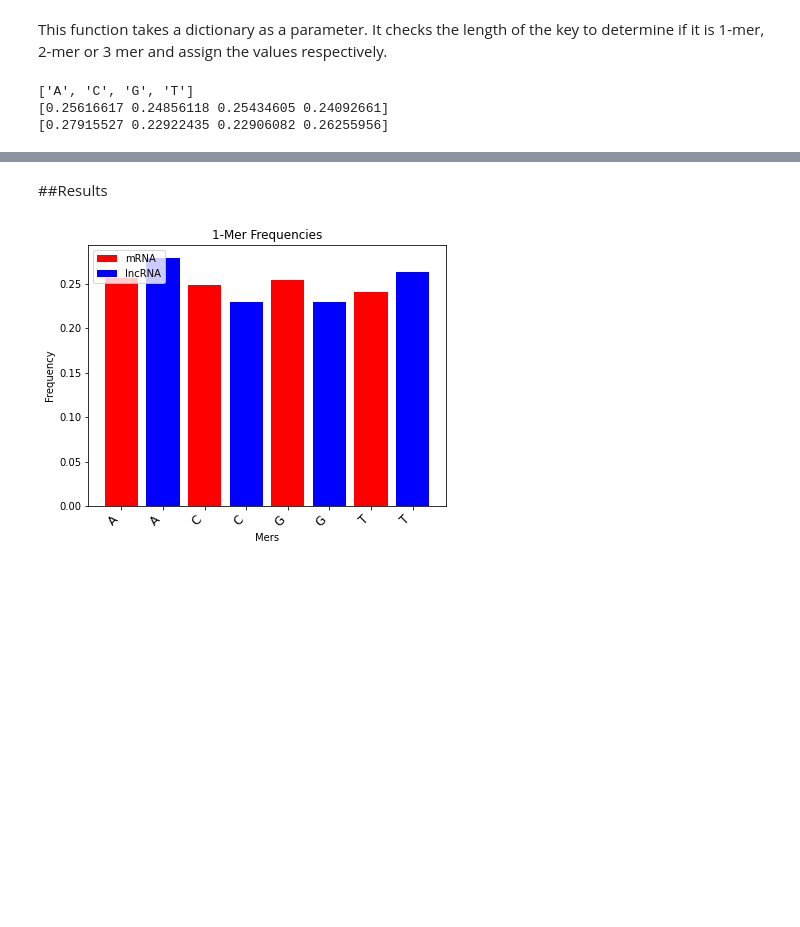
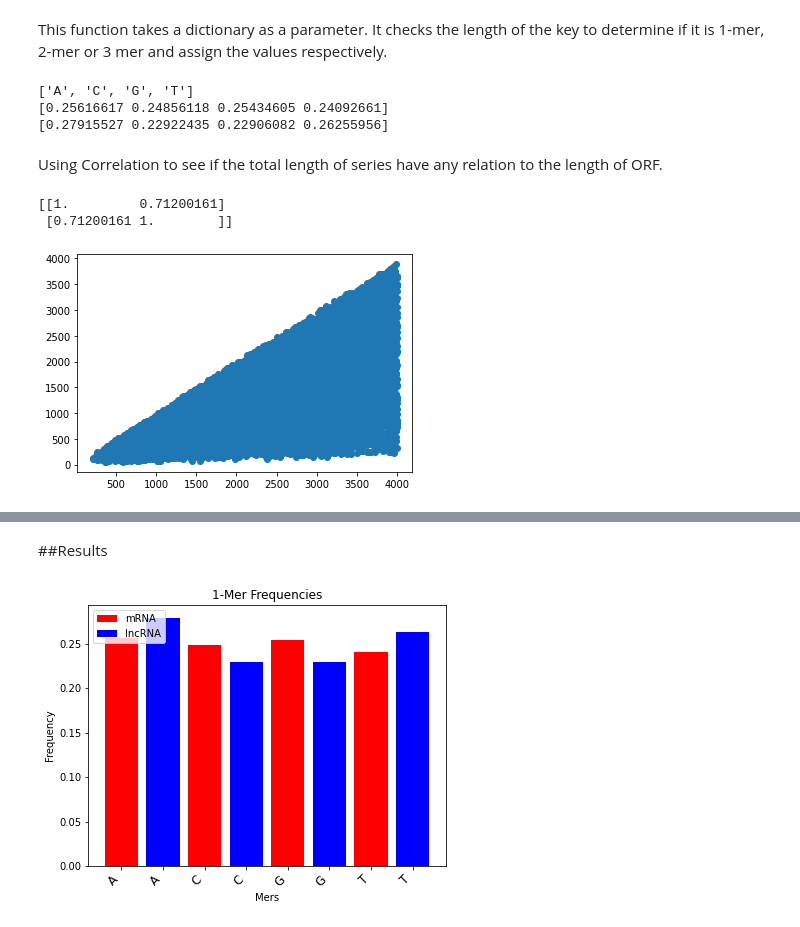
Before and after one commit to ShepherdCode/Soars2021, a Jupyter notebook: Notebooks/Analyzer_100.ipynb, the cells around one changed output, grey strips where cells are left out. Drawn from its saved outputs; the diff is of its cells as text; code cells hidden in the pictures; blank space fills up the shorter version.

```diff
--- a/Notebooks/Analyzer_100.ipynb
+++ b/Notebooks/Analyzer_100.ipynb
@@ -214,3 +217,21 @@ for i in range(len(pc_sequences)):
 for i in range(len(nc_sequences)):
   oc.set_sequence(nc_sequences[i])
   nc_max_orf_len[0][i] = oc.get_max_orf_len()
+# %% [markdown]
+Using Correlation to see if the total length of series have any relation to the length of ORF.
+# %%
+tools = ORF_RE() #Uses Regular Expression from Professor Miller's RNA_describe.
+
+total_length_of_sequence=[]
+length_of_ORF=[]
+for i in range(len(pc_sequences)):
+  total_length_of_sequence.append(len(pc_sequences[i]))
+  length_of_ORF.append(tools.get_three_lengths(pc_sequences[i])[1])
+r = np.corrcoef(np.asarray(total_length_of_sequence), np.asarray(length_of_ORF))
+print(r)
+plt.scatter(np.asarray(total_length_of_sequence), np.asarray(length_of_ORF))
+plt.show()
+# %% [output]
+[[1.         0.71200161]
+ [0.71200161 1.        ]]
+[figure, added]
```
Also changed, not shown: parts of 4 cells of this notebook.
